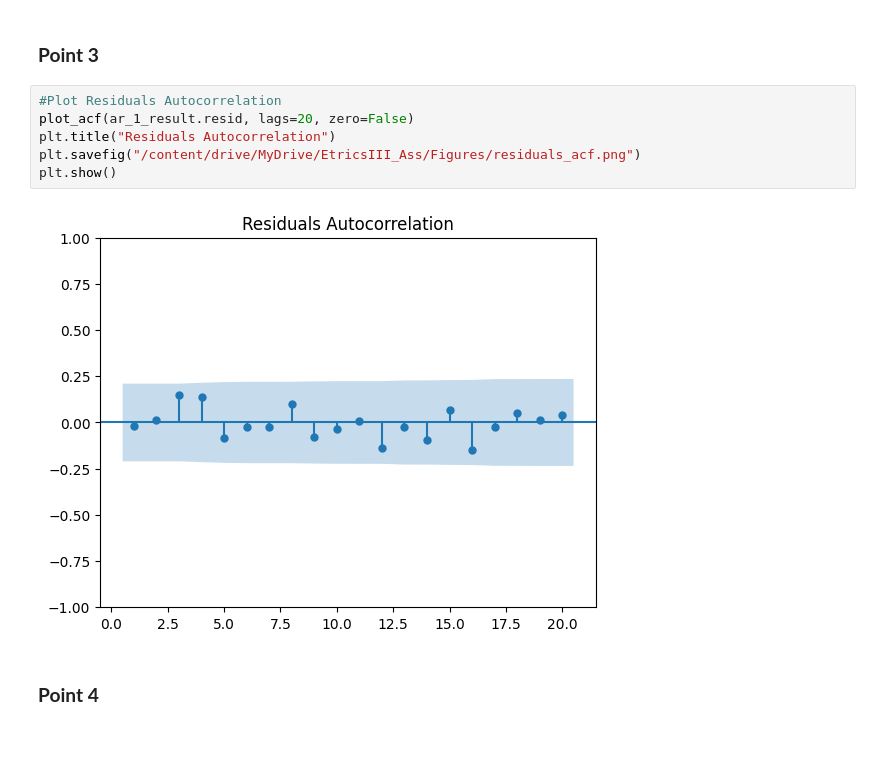
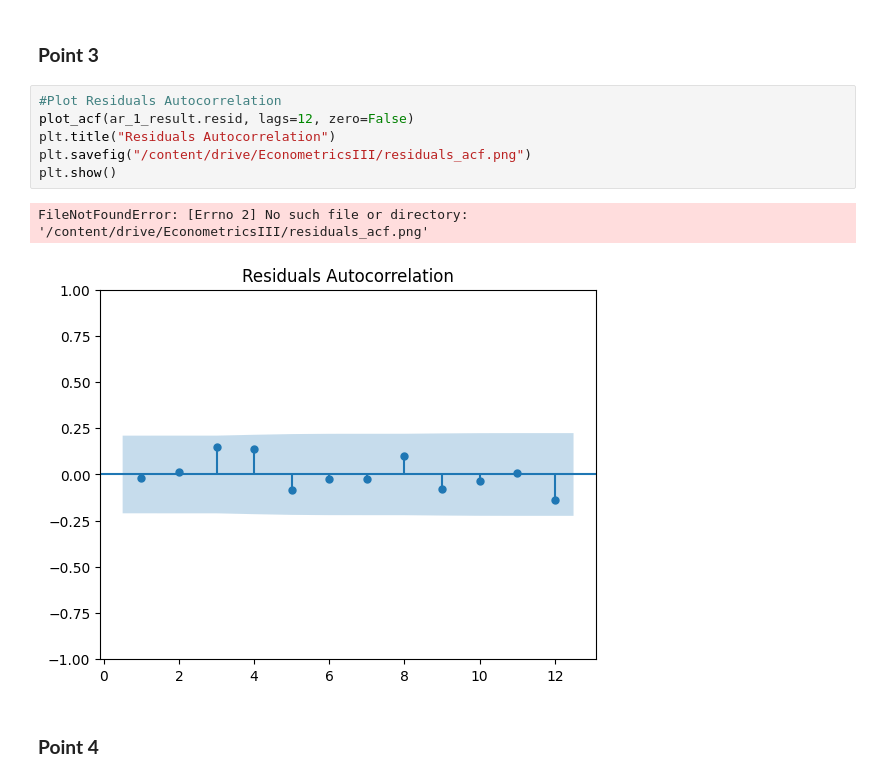
Before and after one commit to federico-bassi/EtricsIII, a Jupyter notebook: Part1.ipynb, the cells around one changed output. Saved outputs shown, nothing was run; the diff lists cells and outputs as text; blank space fills up the shorter version.

```diff
--- a/Part1.ipynb
+++ b/Part1.ipynb
@@ -205,12 +205,13 @@ NameError: name 'ar_2_result' is not defined
 ### **Point 3**
 # %%
 #Plot Residuals Autocorrelation
-plot_acf(ar_1_result.resid, lags=20, zero=False)
+plot_acf(ar_1_result.resid, lags=12, zero=False)
 plt.title("Residuals Autocorrelation")
-plt.savefig("/content/drive/MyDrive/EtricsIII_Ass/Figures/residuals_acf.png")
+plt.savefig("/content/drive/EconometricsIII/residuals_acf.png")
 plt.show()
 # %% [output]
+FileNotFoundError: [Errno 2] No such file or directory: '/content/drive/EconometricsIII/residuals_acf.png'
-[figure, old version]
+[figure, new version]
 # %% [markdown]
 ### **Point 4**
 # %%
```
Also changed, not shown: parts of 1 cell of this notebook.
